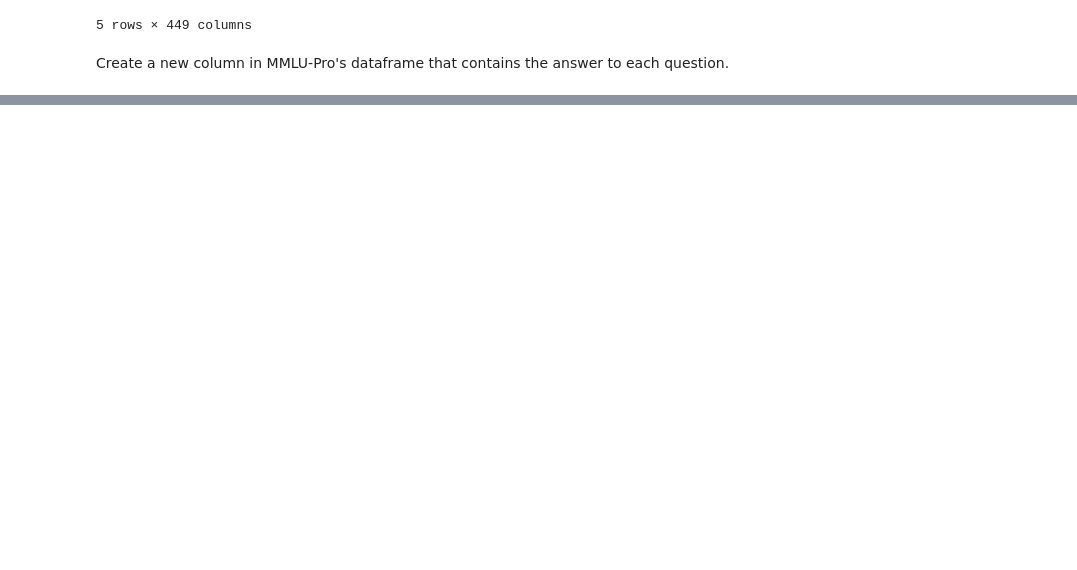
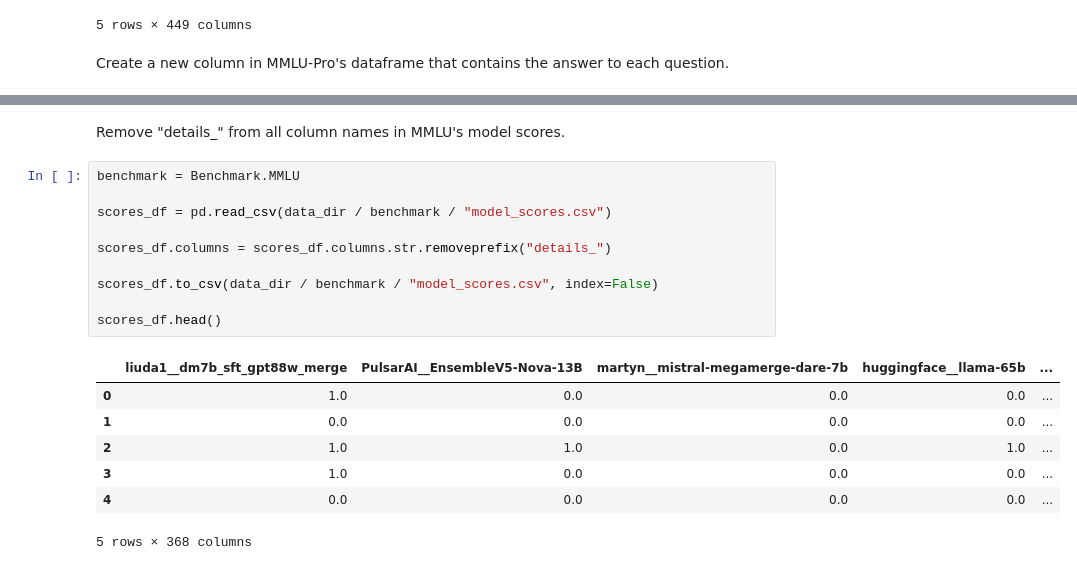
Before and after one commit to mpg05883/micro-benchmarking-reliability, a Jupyter notebook: notebooks/micro-benchmarking-reliability/download_data.ipynb, the cells around one changed output, grey strips where cells are left out. Drawn from its saved outputs; the diff is of its cells as text; blank space fills up the shorter version.

Commit message:
Refactored notebook that analyzes Greg's data

```diff
--- a/notebooks/eda.ipynb
+++ b/notebooks/micro-benchmarking-reliability/download_data.ipynb
@@ -349,0 +348,20 @@ dataset_df.head()
+# %% [markdown]
+Remove "details_" from all column names in MMLU's model scores.
+# %%
+benchmark = Benchmark.MMLU
+
+scores_df = pd.read_csv(data_dir / benchmark / "model_scores.csv")
+
+scores_df.columns = scores_df.columns.str.removeprefix("details_")
+
+scores_df.to_csv(data_dir / benchmark / "model_scores.csv", index=False)
+
+scores_df.head()
+# %% [output]
+|  | liuda1__dm7b_sft_gpt88w_merge | PulsarAI__EnsembleV5-Nova-13B | martyn__mistral-megamerge-dare-7b | huggingface__llama-65b | ... |
+| 0 | 1.0 | 0.0 | 0.0 | 0.0 | ... |
+| 1 | 0.0 | 0.0 | 0.0 | 0.0 | ... |
+| 2 | 1.0 | 1.0 | 0.0 | 1.0 | ... |
+| 3 | 1.0 | 0.0 | 0.0 | 0.0 | ... |
+| 4 | 0.0 | 0.0 | 0.0 | 0.0 | ... |
+5 rows × 368 columns
```
Also changed, not shown: parts of 3 cells of this notebook, 13 other files.
